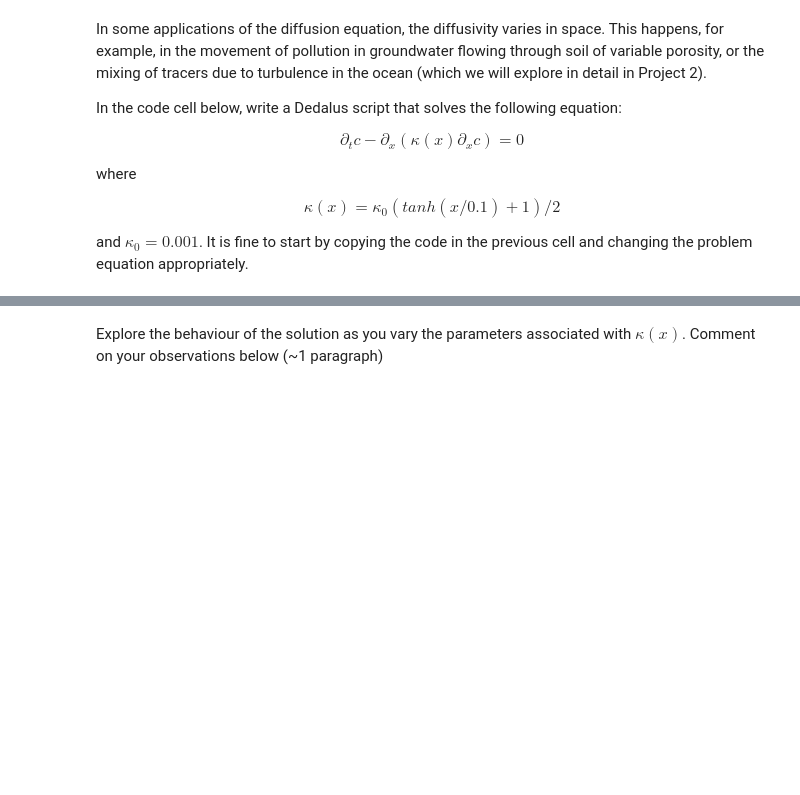
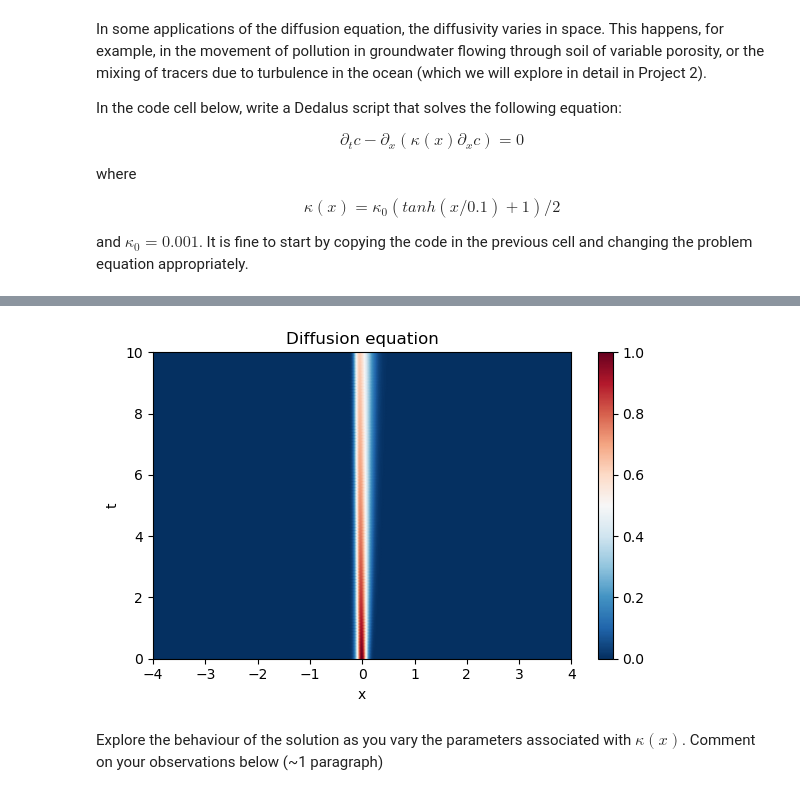
Before and after one commit to Feesh5/QCES, a Jupyter notebook: Project1_dedalus.ipynb, the cells around one changed output, grey strips where cells are left out. Saved outputs shown, nothing was run; the diff lists cells and outputs as text; code cells hidden in the pictures; blank space fills up the shorter version.

```diff
--- a/Project1_dedalus.ipynb
+++ b/Project1_dedalus.ipynb
@@ -593,0 +605,63 @@ and $\kappa_0=0.001$. It is fine to start by copying the code in the previous ce
+# %%
+# Write a Dedalus script to solve the diffusion equation with a spatially-variable diffusivity
+# It is fine to copy and paste the scripts above as a starting point.
+
+# Set some parameters for the problem to be solved
+Nx = 1024 # The number of gridpoints. Note that Fourier transforms are more efficient if this is a power of 2
+Lx = 4; # The domain size in x.  This should be large enough so that the solution goes to zero at the endpoints.
+x_start=-Lx; x_end=Lx # The starting and ending bounds on x
+
+# Create an x-coordinate, a corresponding basis, and a distributor
+xcoord = dedalus.Coordinate('x')
+dist = dedalus.Distributor(xcoord, dtype=np.float64) # No mesh for serial / automatic parallelization
+x_basis = dedalus.RealFourier(xcoord, size=Nx, bounds=(x_start, x_end))
+x = dist.local_grid(x_basis)
+
+# Set initial conditions
+c = dist.Field(name='c', bases=x_basis)
+w = 0.1 # Set the width of the initial Gaussian
+c.change_scales(1) # Set values on regular grid
+c['g'] = np.exp(-x**2/w**2)  # Initialize the dependent variable c with a Gaussian function (note ** is the exponentiation operator)
+kappa_0 = 0.001
+
+# Operators
+dx = lambda a: dedalus.Differentiate(a, xcoord) # Define the derivative (d/dx) operator
+
+# Create an operator that applies a function to the variable on a grid
+f_x = dist.Field(bases=x_basis)
+f_x['g'] = np.cos(np.pi * x / Lx)
+g_x = dist.Field(bases=x_basis)
+g_x['g'] = kappa_0 * (1+ np.tanh(x / 0.1))/2
+
+# Specify the problem
+problem = dedalus.IVP([c], namespace=locals()) # Initial value problem, including all local variables
+problem.add_equation("dt(c) - dx(g_x * dx(c)) = 0"); # Write out the equation to be solved
+
+timestepper = dedalus.CNAB1
+solver = problem.build_solver(timestepper)
+
+solver.stop_sim_time = 10 # Stop at 10 simulation time units
+
+# Main loop
+timestep = 0.1
+c.change_scales(1)
+c_save = [np.copy(c['g'])]; t_save = [solver.sim_time]; # Save the initial condition and the initial time
+while solver.proceed:
+    solver.step(timestep)
+    # if solver.iteration % 500 == 0: # Every 500 timesteps, print a message to the screen with the progress
+        # logger.info('Iteration=%i, Time=%e, dt=%e' %(solver.iteration, solver.sim_time, timestep))
+    c.change_scales(1)
+    c_save.append(np.copy(c['g']))
+    t_save.append(solver.sim_time)
+
+# Plot
+plt.figure(figsize=(6, 4))
+plt.pcolormesh(x.ravel(), np.array(t_save), np.array(c_save), cmap='RdBu_r', shading='gouraud', rasterized=True)
+plt.xlim(x_start, x_end)
+plt.ylim(0, solver.stop_sim_time)
+plt.xlabel('x')
+plt.ylabel('t')
+plt.colorbar()
+plt.title('Diffusion equation')
+plt.tight_layout()
+# %% [output]
@@ -594,3 +670,4 @@ and $\kappa_0=0.001$. It is fine to start by copying the code in the previous ce
+[figure, added]
 # %% [markdown]
 Explore the behaviour of the solution as you vary the parameters associated with $\kappa(x)$. Comment on your observations below (~1 paragraph)
 # %% [markdown]
```
Also changed, not shown: parts of 13 cells of this notebook.
